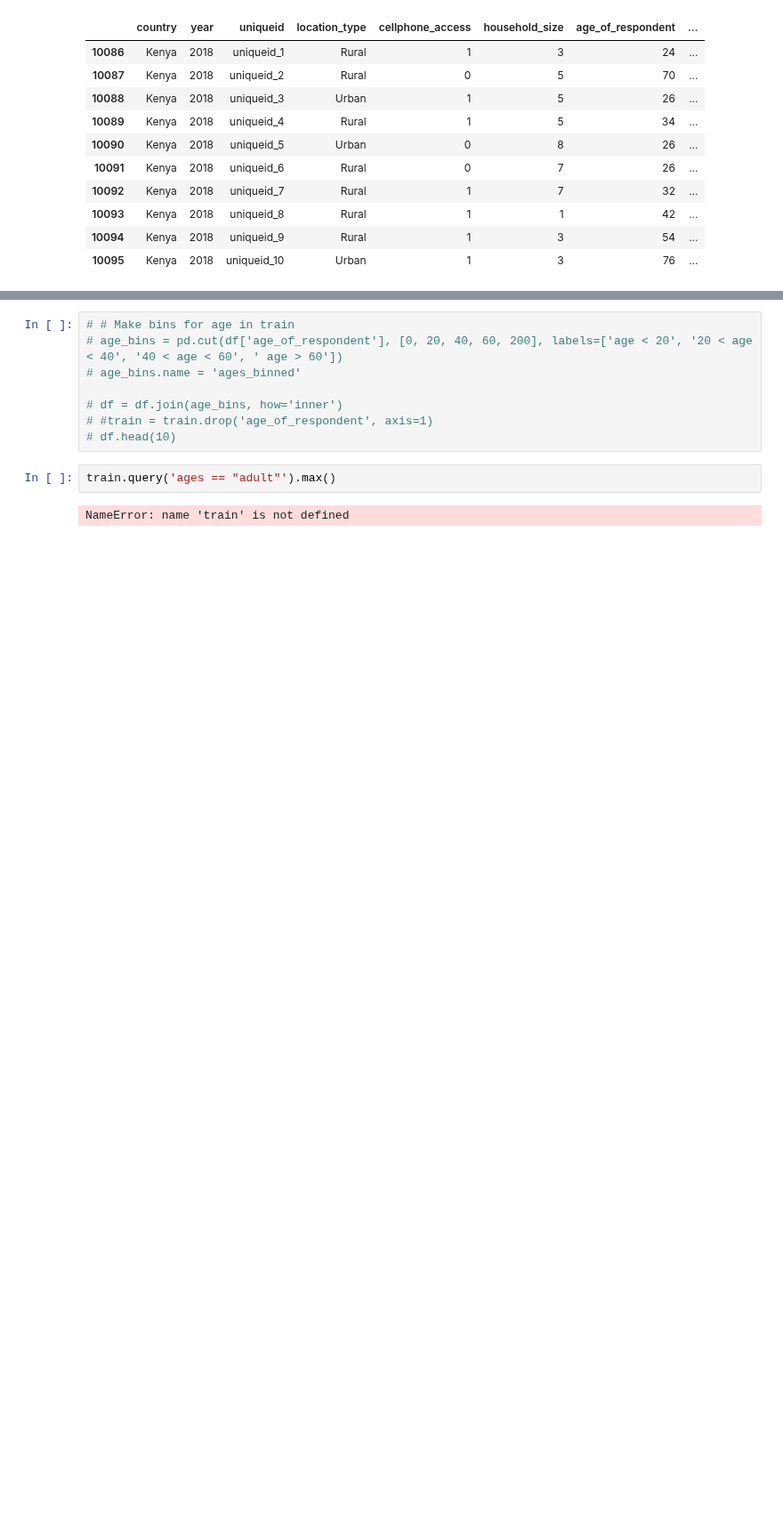
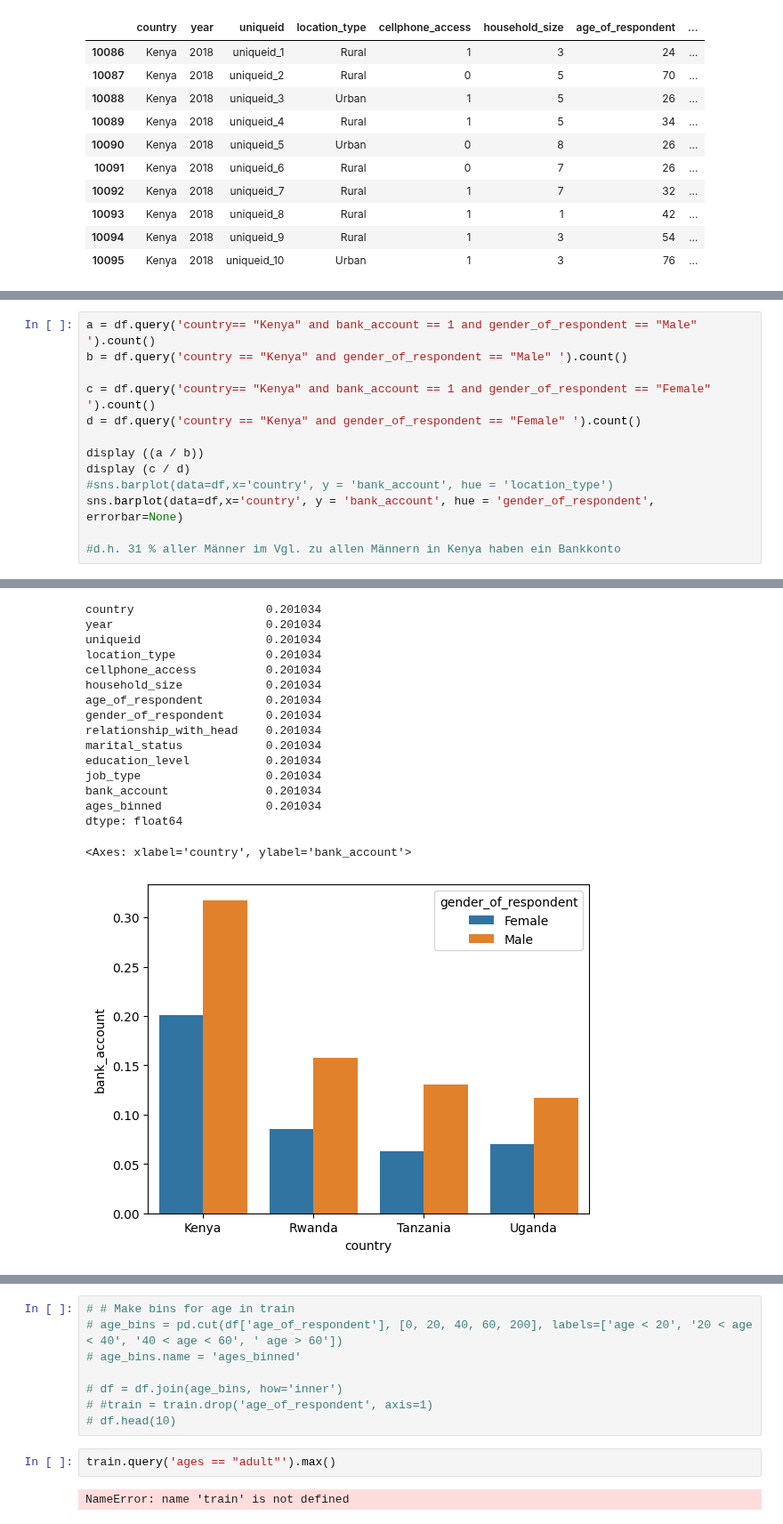
Before and after one commit to ShahiW/Financial-Inclusion-Project, a Jupyter notebook: 5_FeatureEngineering.ipynb, the cells around one changed output, grey strips where cells are left out. Shown at 89% size. Cells and saved outputs as stored; diff of their text form; blank space fills up the shorter version.

```diff
--- a/5_FeatureEngineering.ipynb
+++ b/5_FeatureEngineering.ipynb
@@ -48,0 +95,14 @@ sns.barplot(data=df,x='country', y = 'bank_account', hue = 'gender_of_respondent
+# %%
+a = df.query('country== "Kenya" and bank_account == 1 and gender_of_respondent == "Male" ').count()
+b = df.query('country == "Kenya" and gender_of_respondent == "Male" ').count()
+
+c = df.query('country== "Kenya" and bank_account == 1 and gender_of_respondent == "Female" ').count()
+d = df.query('country == "Kenya" and gender_of_respondent == "Female" ').count()
+
+display ((a / b))
+display (c / d)
+#sns.barplot(data=df,x='country', y = 'bank_account', hue = 'location_type')
+sns.barplot(data=df,x='country', y = 'bank_account', hue = 'gender_of_respondent', errorbar=None)
+
+#d.h. 31 % aller Männer im Vgl. zu allen Männern in Kenya haben ein Bankkonto
+# %% [output]
@@ -48,0 +124,17 @@ sns.barplot(data=df,x='country', y = 'bank_account', hue = 'gender_of_respondent
+country                   0.201034
+year                      0.201034
+uniqueid                  0.201034
+location_type             0.201034
+cellphone_access          0.201034
+household_size            0.201034
+age_of_respondent         0.201034
+gender_of_respondent      0.201034
+relationship_with_head    0.201034
+marital_status            0.201034
+education_level           0.201034
+job_type                  0.201034
+bank_account              0.201034
+ages_binned               0.201034
+dtype: float64
+<Axes: xlabel='country', ylabel='bank_account'>
+[figure, added]
```
Also changed, not shown: parts of 9 cells of this notebook.
